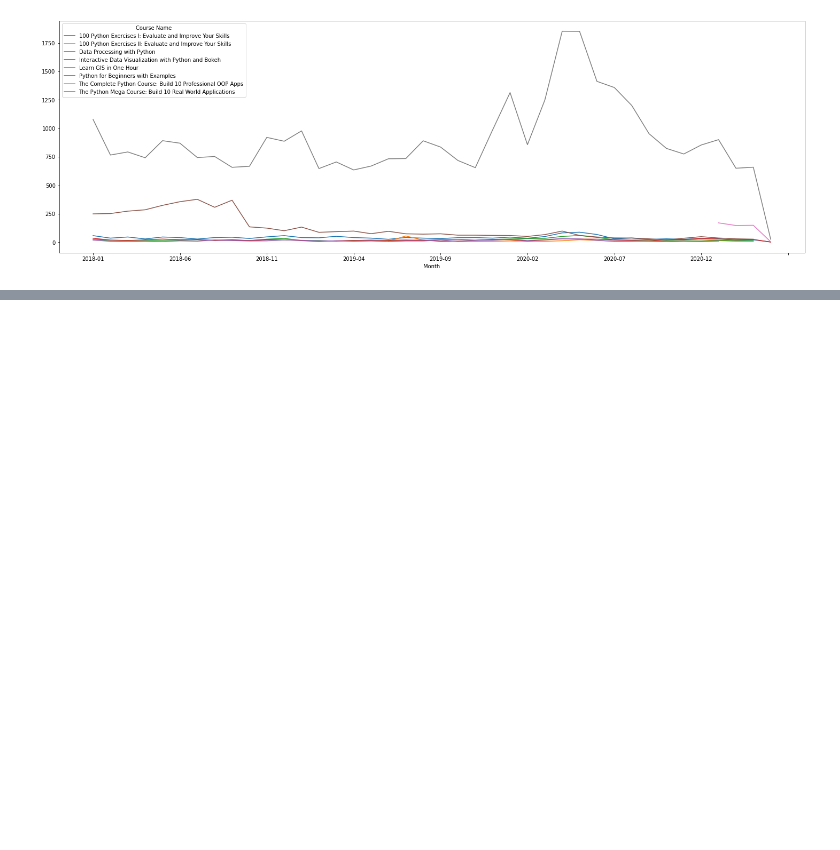
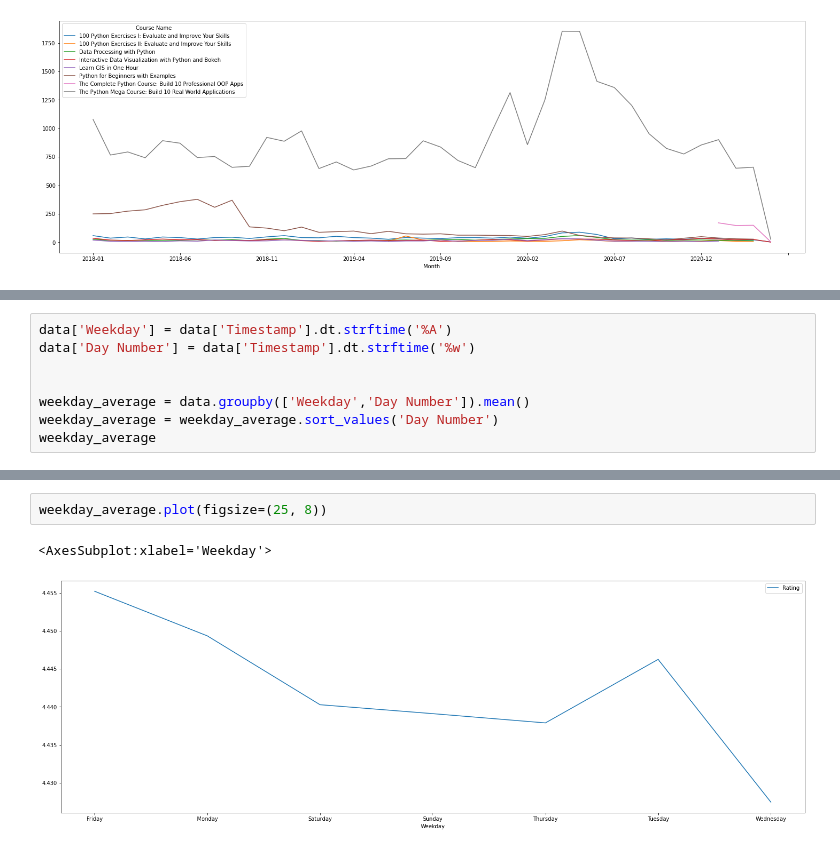
Before and after one commit to goonerify/The-Python-Mega-Course-Build-10-Real-World-Applications, a Jupyter notebook: Section 19 Data Analysis and Visualisation with Matplotlib, HighCharts/Visualizations.ipynb, the cells around one changed output, grey strips where cells are left out. Saved outputs shown, nothing was run; the diff lists cells and outputs as text; blank space fills up the shorter version.

```diff
--- a/Section 19 Data Analysis and Visualisation with Matplotlib, HighCharts/Visualizations.ipynb
+++ b/Section 19 Data Analysis and Visualisation with Matplotlib, HighCharts/Visualizations.ipynb
@@ -126,0 +131,8 @@ month_avg_crs.plot(figsize=(25, 8))
+# %%
+data['Weekday'] = data['Timestamp'].dt.strftime('%A')
+data['Day Number'] = data['Timestamp'].dt.strftime('%w')
+
+
+weekday_average = data.groupby(['Weekday','Day Number']).mean()
+weekday_average = weekday_average.sort_values('Day Number')
+weekday_average
@@ -126,0 +149,5 @@ month_avg_crs.plot(figsize=(25, 8))
+# %%
+weekday_average.plot(figsize=(25, 8))
+# %% [output]
+<AxesSubplot:xlabel='Weekday'>
+[figure, added]
```
Also changed, not shown: parts of 4 cells of this notebook.
